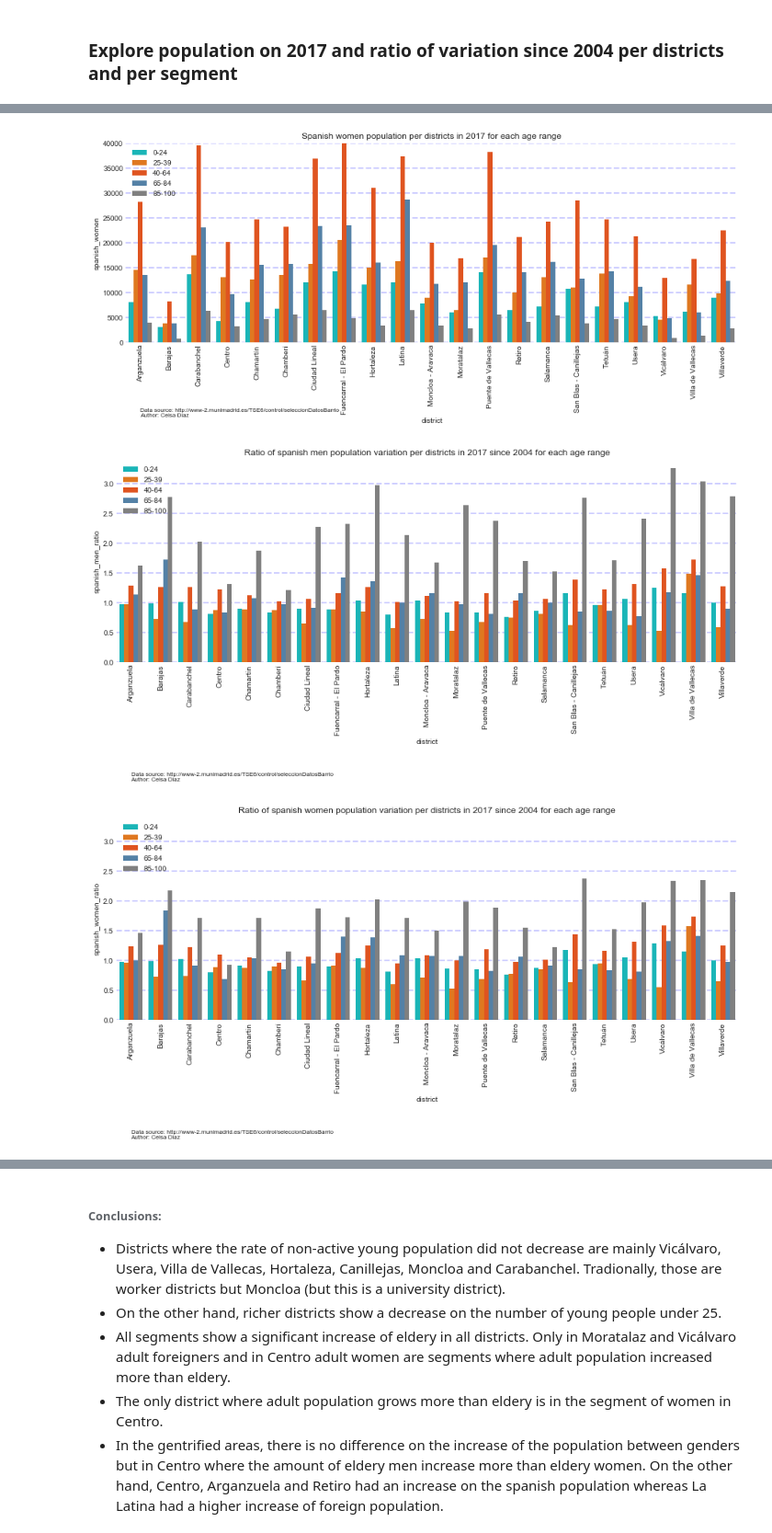
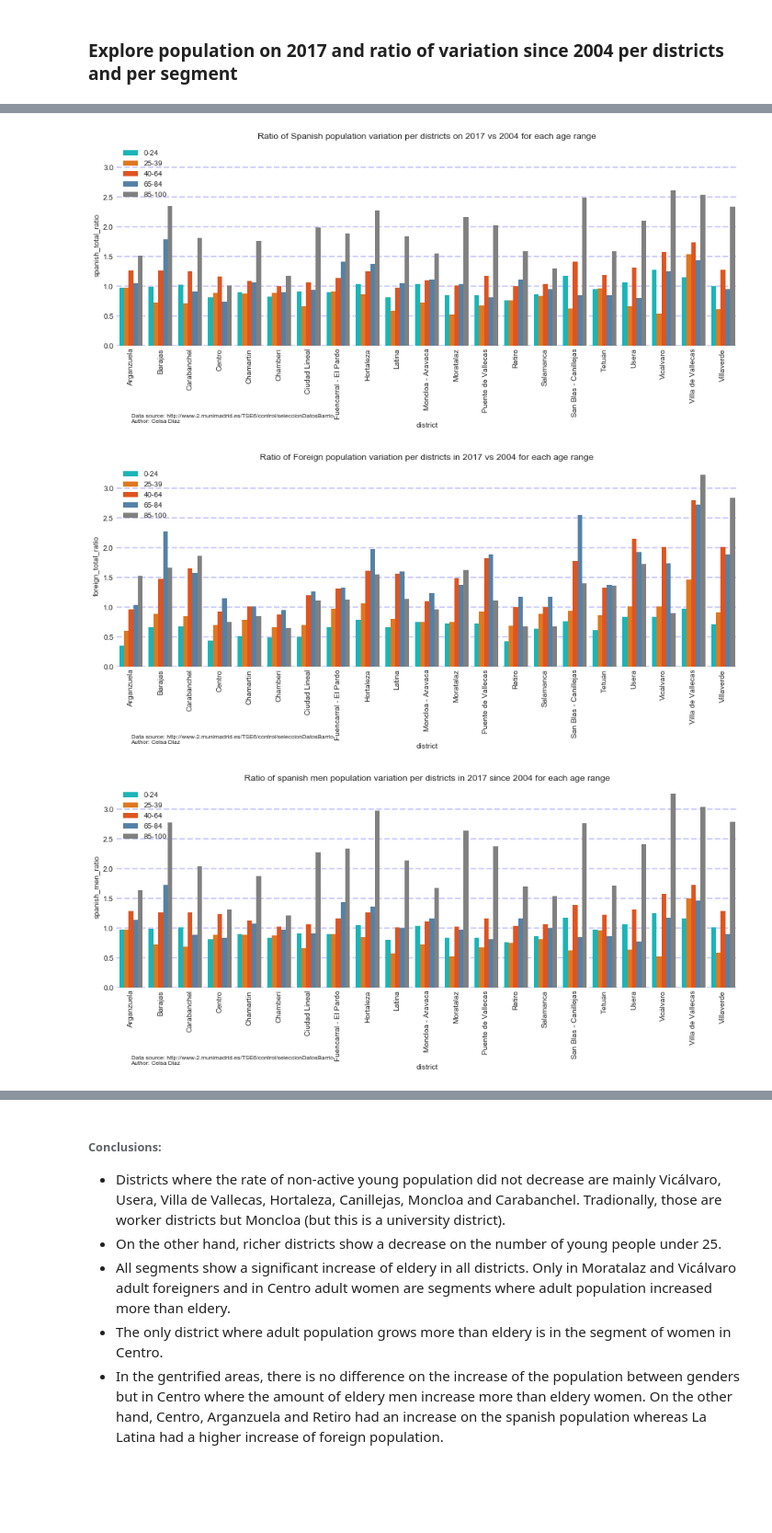
Before and after one commit to diazcelsa/visualizations, a Jupyter notebook: how_a_crisis_affects_renting_prices/district_census_madrid_analysis/Census Madrid - Data extraction, cleaning and exploration.ipynb, the cells around one changed output, grey strips where cells are left out. Shown at 92% size. Cells and saved outputs as stored; diff of their text form; code cells hidden in the pictures; blank space fills up the shorter version.

```diff
--- a/how_a_crisis_affects_renting_prices/district_census_madrid_analysis/Census Madrid - Data extraction, cleaning and exploration.ipynb
+++ b/how_a_crisis_affects_renting_prices/district_census_madrid_analysis/Census Madrid - Data extraction, cleaning and exploration.ipynb
@@ -294,22 +255,29 @@ age_range_plot(segment, depth, title, y_min, y_max)
-# %%
-segment = "spanish_women"
-depth = -15000
-title = "Spanish women population per districts in 2017 for each age range"
-age_range_plot(segment, depth, title, y_min, y_max)
-# %% [output]
-[figure, removed]
-# %%
-segment = "spanish_men_ratio"
-depth = -2
-y_max = 3.4
-title = "Ratio of spanish men population variation per districts in 2017 since 2004 for each age range"
-age_range_plot(segment, depth, title, y_min, y_max)
-# %% [output]
-[figure, removed]
-# %%
-segment = "spanish_women_ratio"
-depth = -2
-title = "Ratio of spanish women population variation per districts in 2017 since 2004 for each age range"
-age_range_plot(segment, depth, title, y_min, y_max)
-# %% [output]
-[figure, removed]
+# %%
+segment = "spanish_total_ratio"
+depth = -1.3
+y_max = 3.4
+y_min = 0
+title = "Ratio of Spanish population variation per districts on 2017 vs 2004 for each age range"
+age_range_plot(segment, depth, title, y_min, y_max)
+
+segment = "foreign_total_ratio"
+y_max = 3.4
+y_min = 0
+title = "Ratio of Foreign population variation per districts in 2017 vs 2004 for each age range"
+age_range_plot(segment, depth, title, y_min, y_max)
+
+segment = "spanish_men_ratio"
+y_max = 3.4
+y_min = 0
+title = "Ratio of spanish men population variation per districts in 2017 since 2004 for each age range"
+age_range_plot(segment, depth, title, y_min, y_max)
+
+segment = "spanish_women_ratio"
+y_max = 3.4
+y_min = 0
+title = "Ratio of spanish women population variation per districts in 2017 since 2004 for each age range"
+age_range_plot(segment, depth, title, y_min, y_max)
+# %% [output]
+[figure, added]
+[figure, added]
+[figure, added]
```
Also changed, not shown: parts of 8 cells of this notebook, 5 other files.
